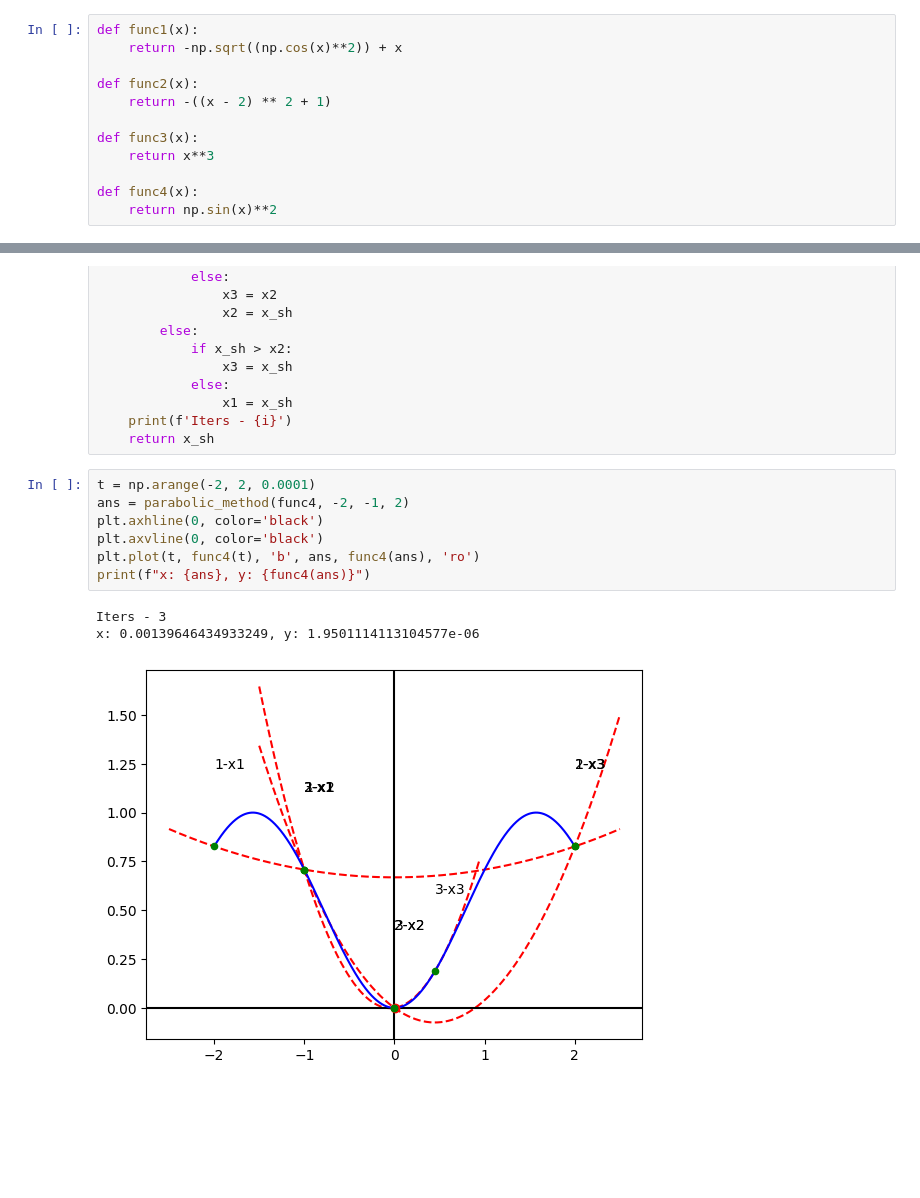
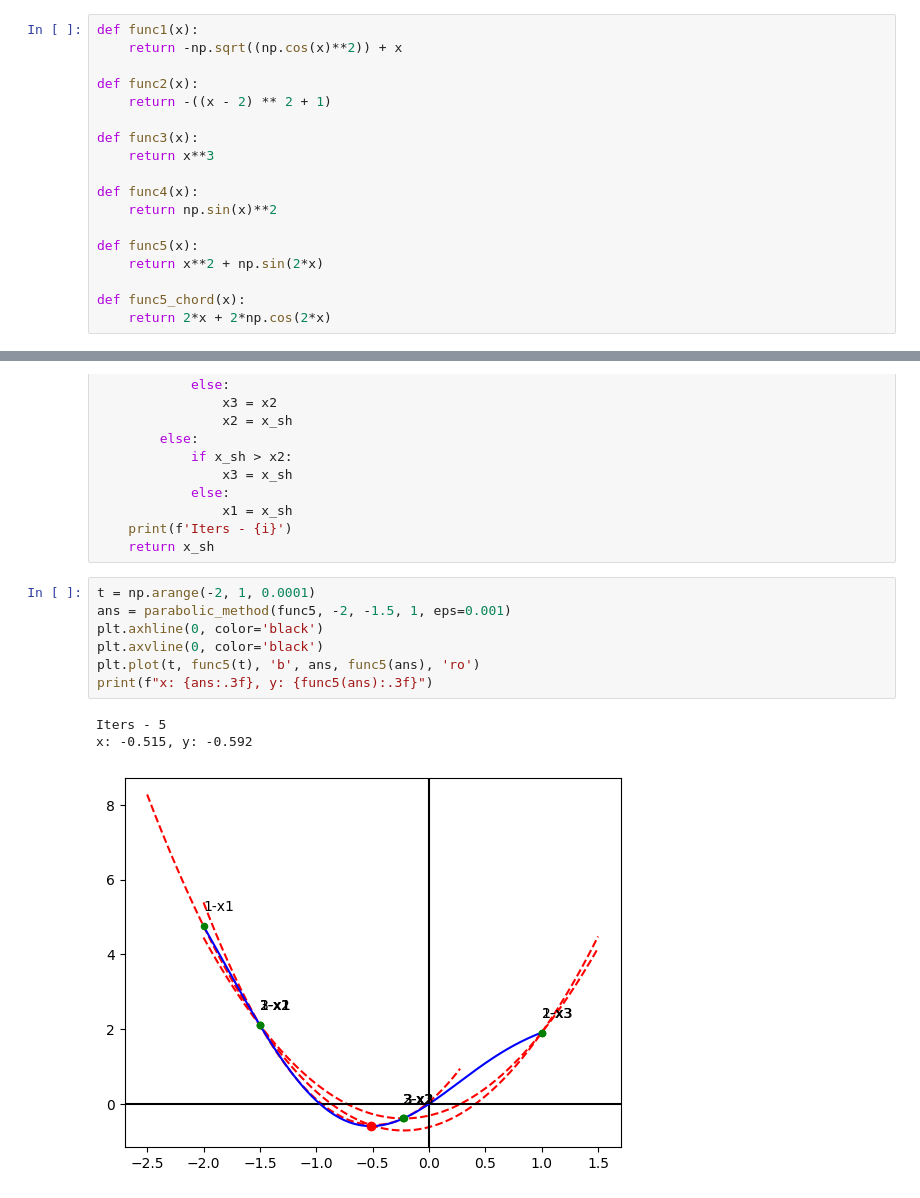
Before and after one commit to KadilenkoIvan/optimization-methods, a Jupyter notebook: 3.ipynb, the cells around one changed output, grey strips where cells are left out. Cells and saved outputs as stored; diff of their text form; blank space fills up the shorter version.

```diff
--- a/3.ipynb
+++ b/3.ipynb
@@ -13,6 +13,12 @@ def func3(x):
 
 def func4(x):
     return np.sin(x)**2
+
+def func5(x):
+    return x**2 + np.sin(2*x)
+
+def func5_chord(x):
+    return 2*x + 2*np.cos(2*x)
 # %% [markdown]
 # Метод хорд
 # %%
@@ -108,13 +113,13 @@ def parabolic_method(func, x1, x2, x3, eps=0.01):
     print(f'Iters - {i}')
     return x_sh
 # %%
-t = np.arange(-2, 2, 0.0001)
-ans = parabolic_method(func4, -2, -1, 2)
+t = np.arange(-2, 1, 0.0001)
+ans = parabolic_method(func5, -2, -1.5, 1, eps=0.001)
 plt.axhline(0, color='black')
 plt.axvline(0, color='black')
-plt.plot(t, func4(t), 'b', ans, func4(ans), 'ro')
-print(f"x: {ans}, y: {func4(ans)}")
+plt.plot(t, func5(t), 'b', ans, func5(ans), 'ro')
+print(f"x: {ans:.3f}, y: {func5(ans):.3f}")
 # %% [output]
-Iters - 3
-x: 0.00139646434933249, y: 1.9501114113104577e-06
+Iters - 5
+x: -0.515, y: -0.592
-[figure, old version]
+[figure, new version]
```
Also changed, not shown: parts of 2 cells of this notebook.
